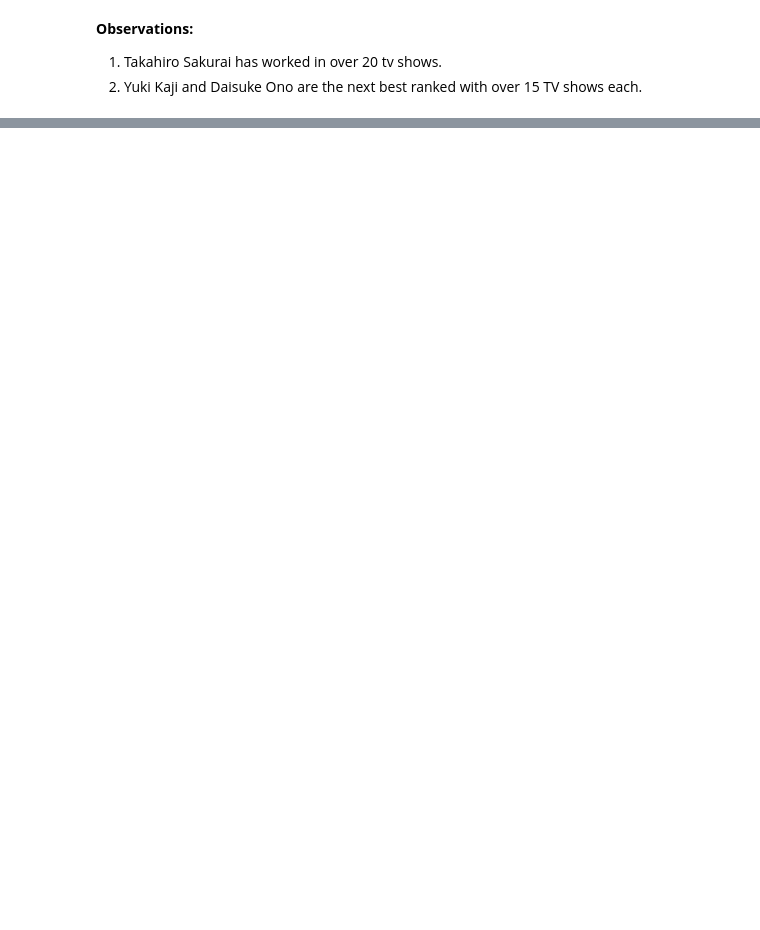
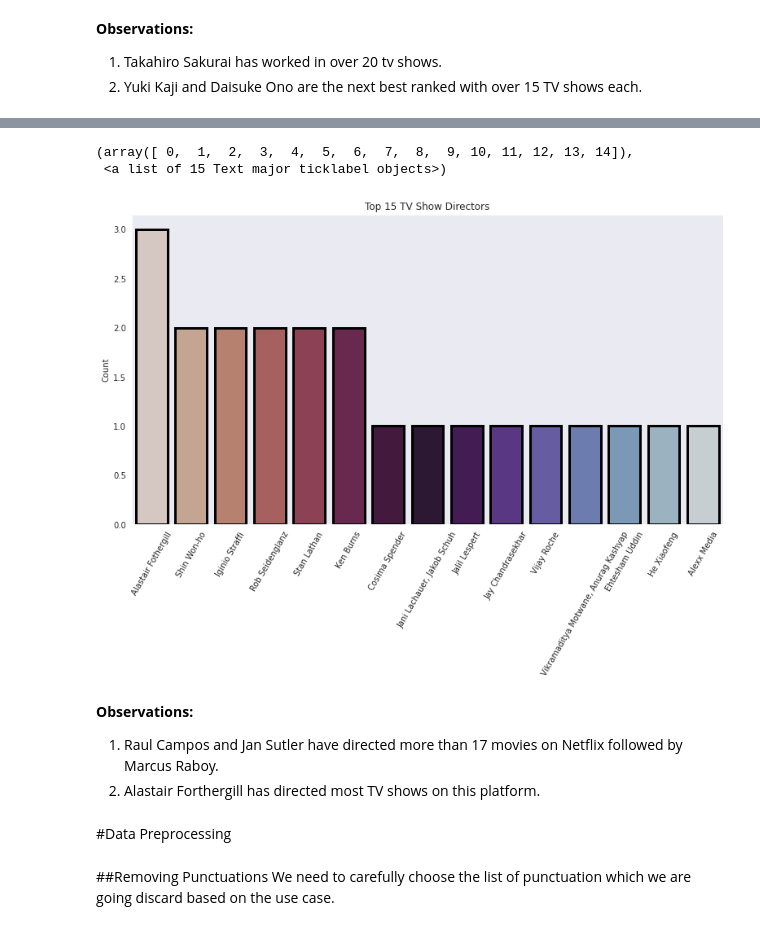
Before and after one commit to keerthibehara/Netflix_Movies_And_TV_Shows_Clustering, a Jupyter notebook: NETFLIX_MOVIES_AND_TV_SHOWS_CLUSTERING_B_Sai_Keerthi.ipynb, the cells around one changed output, grey strips where cells are left out. Saved outputs shown, nothing was run; the diff lists cells and outputs as text; code cells hidden in the pictures; blank space fills up the shorter version.

```diff
--- a/NETFLIX_MOVIES_AND_TV_SHOWS_CLUSTERING_B_Sai_Keerthi.ipynb
+++ b/NETFLIX_MOVIES_AND_TV_SHOWS_CLUSTERING_B_Sai_Keerthi.ipynb
@@ -660,0 +677,23 @@ Text(0, 0.5, 'Count of movies')
+# %%
+# Top 15 TV Show Directors
+plt.figure(figsize=(13,7))
+x=df_tv['director'].value_counts().index[1:16]
+y=df_tv['director'].value_counts().values[1:16]
+ax=sns.barplot(x,y,lw=3, ec='black' , palette='twilight_r')
+plt.title('Top 15 TV Show Directors')
+plt.ylabel('Count')
+plt.xticks(rotation = 60, fontsize=10)
+# %% [output]
+(array([ 0,  1,  2,  3,  4,  5,  6,  7,  8,  9, 10, 11, 12, 13, 14]),
+ <a list of 15 Text major ticklabel objects>)
+[figure, added]
+# %% [markdown]
+**Observations:**
+
+1. Raul Campos and Jan Sutler have directed more than 17 movies on Netflix followed by Marcus Raboy.
+2. Alastair Forthergill has directed most TV shows on this platform.
+# %% [markdown]
+#Data Preprocessing
+# %% [markdown]
+##Removing Punctuations
+We need to carefully choose the list of punctuation which we are going discard based on the use case.
```
Also changed, not shown: parts of 38 cells of this notebook.
